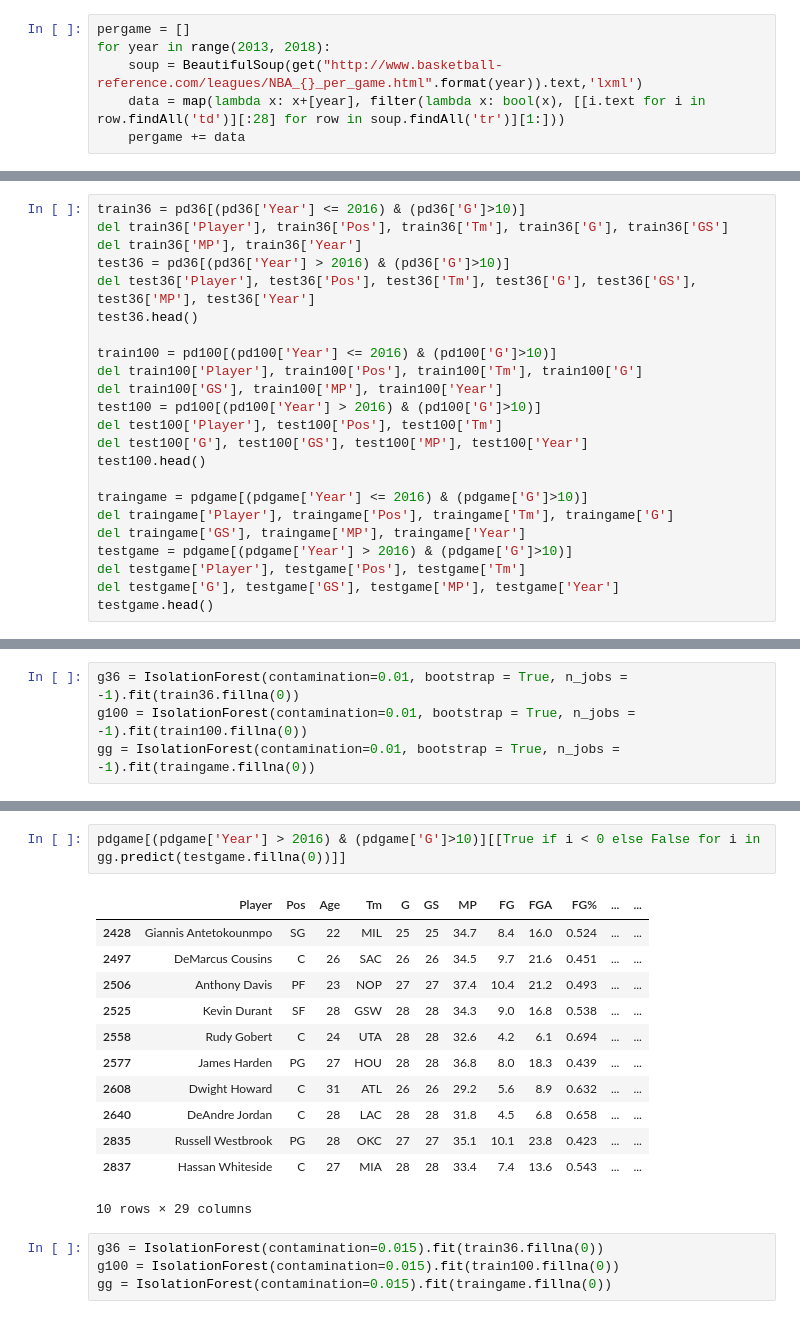
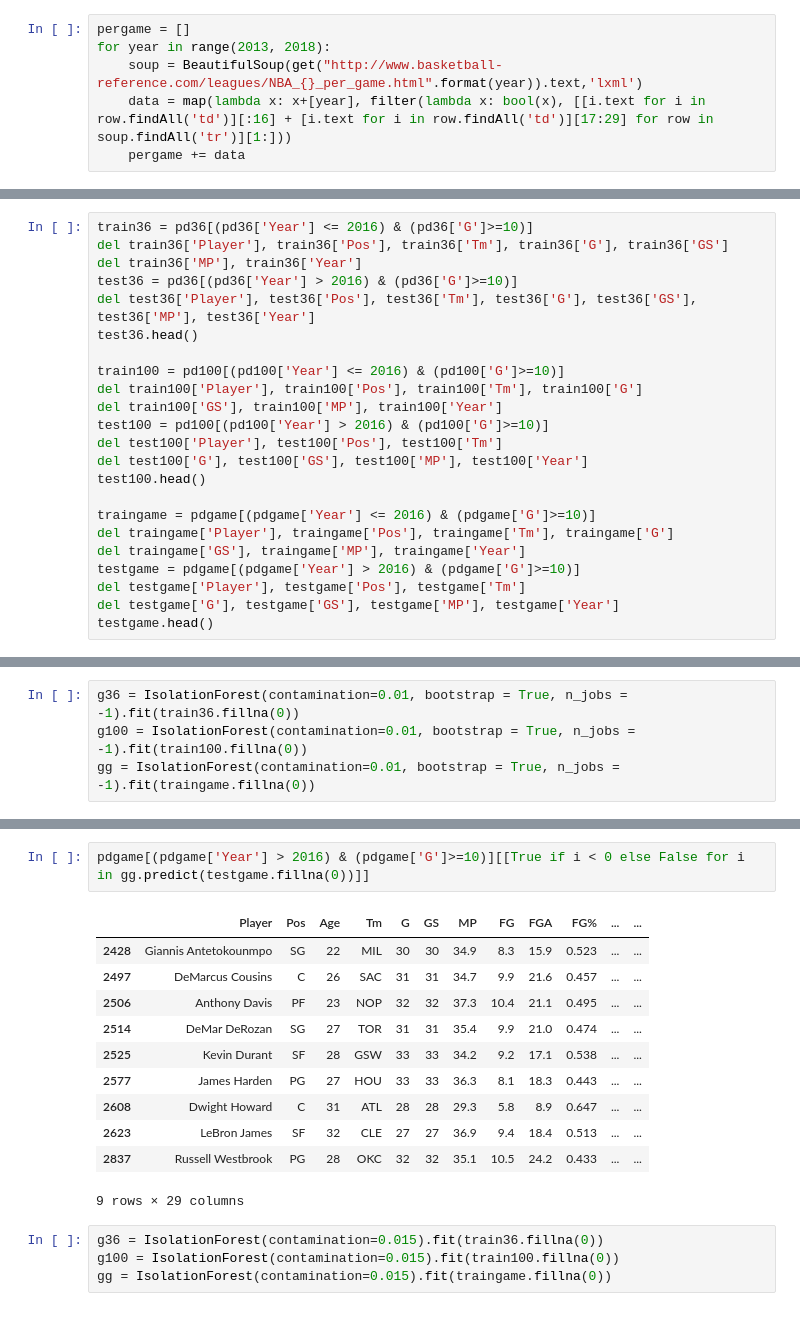
Before and after one commit to toddgaron/NBA, a Jupyter notebook: NBA Isolation Forests .ipynb, the cells around one changed output, grey strips where cells are left out. Saved outputs shown, nothing was run; the diff lists cells and outputs as text.

```diff
--- a/NBA Isolation Forests .ipynb
+++ b/NBA Isolation Forests .ipynb
@@ -33,32 +33,32 @@ for year in range(2013, 2018):
 pergame = []
 for year in range(2013, 2018):
     soup = BeautifulSoup(get("http://www.basketball-reference.com/leagues/NBA_{}_per_game.html".format(year)).text,'lxml')
-    data = map(lambda x: x+[year], filter(lambda x: bool(x), [[i.text for i in row.findAll('td')][:28] for row in soup.findAll('tr')][1:]))
+    data = map(lambda x: x+[year], filter(lambda x: bool(x), [[i.text for i in row.findAll('td')][:16] + [i.text for i in row.findAll('td')][17:29] for row in soup.findAll('tr')][1:]))
     pergame += data
 # %%
 pd36 = pd.DataFrame(per36, columns = columns).convert_objects(convert_numeric=True)
 pd100 = pd.DataFrame(per100, columns = columns).convert_objects(convert_numeric=True)
 pdgame = pd.DataFrame(pergame, columns = columns).convert_objects(convert_numeric=True)
 # %%
-train36 = pd36[(pd36['Year'] <= 2016) & (pd36['G']>10)]
+train36 = pd36[(pd36['Year'] <= 2016) & (pd36['G']>=10)]
 del train36['Player'], train36['Pos'], train36['Tm'], train36['G'], train36['GS']
 del train36['MP'], train36['Year']
-test36 = pd36[(pd36['Year'] > 2016) & (pd36['G']>10)]
+test36 = pd36[(pd36['Year'] > 2016) & (pd36['G']>=10)]
 del test36['Player'], test36['Pos'], test36['Tm'], test36['G'], test36['GS'], test36['MP'], test36['Year']
 test36.head()
 
-train100 = pd100[(pd100['Year'] <= 2016) & (pd100['G']>10)]
+train100 = pd100[(pd100['Year'] <= 2016) & (pd100['G']>=10)]
 del train100['Player'], train100['Pos'], train100['Tm'], train100['G']
 del train100['GS'], train100['MP'], train100['Year']
-test100 = pd100[(pd100['Year'] > 2016) & (pd100['G']>10)]
+test100 = pd100[(pd100['Year'] > 2016) & (pd100['G']>=10)]
 del test100['Player'], test100['Pos'], test100['Tm']
 del test100['G'], test100['GS'], test100['MP'], test100['Year']
 test100.head()
 
-traingame = pdgame[(pdgame['Year'] <= 2016) & (pdgame['G']>10)]
+traingame = pdgame[(pdgame['Year'] <= 2016) & (pdgame['G']>=10)]
 del traingame['Player'], traingame['Pos'], traingame['Tm'], traingame['G']
 del traingame['GS'], traingame['MP'], traingame['Year']
-testgame = pdgame[(pdgame['Year'] > 2016) & (pdgame['G']>10)]
+testgame = pdgame[(pdgame['Year'] > 2016) & (pdgame['G']>=10)]
 del testgame['Player'], testgame['Pos'], testgame['Tm']
 del testgame['G'], testgame['GS'], testgame['MP'], testgame['Year']
 testgame.head()
@@ -136,18 +136,17 @@ pd100[(pd100['Year'] > 2016) & (pd100['G']>10)][[True if i < 0 else False for i
 # %%
-pdgame[(pdgame['Year'] > 2016) & (pdgame['G']>10)][[True if i < 0 else False for i in gg.predict(testgame.fillna(0))]]
+pdgame[(pdgame['Year'] > 2016) & (pdgame['G']>=10)][[True if i < 0 else False for i in gg.predict(testgame.fillna(0))]]
 # %% [output]
 |  | Player | Pos | Age | Tm | G | GS | MP | FG | FGA | FG% | ... | ... |
-| 2428 | Giannis Antetokounmpo | SG | 22 | MIL | 25 | 25 | 34.7 | 8.4 | 16.0 | 0.524 | ... | ... |
-| 2497 | DeMarcus Cousins | C | 26 | SAC | 26 | 26 | 34.5 | 9.7 | 21.6 | 0.451 | ... | ... |
-| 2506 | Anthony Davis | PF | 23 | NOP | 27 | 27 | 37.4 | 10.4 | 21.2 | 0.493 | ... | ... |
-| 2525 | Kevin Durant | SF | 28 | GSW | 28 | 28 | 34.3 | 9.0 | 16.8 | 0.538 | ... | ... |
-| 2558 | Rudy Gobert | C | 24 | UTA | 28 | 28 | 32.6 | 4.2 | 6.1 | 0.694 | ... | ... |
-| 2577 | James Harden | PG | 27 | HOU | 28 | 28 | 36.8 | 8.0 | 18.3 | 0.439 | ... | ... |
-| 2608 | Dwight Howard | C | 31 | ATL | 26 | 26 | 29.2 | 5.6 | 8.9 | 0.632 | ... | ... |
-| 2640 | DeAndre Jordan | C | 28 | LAC | 28 | 28 | 31.8 | 4.5 | 6.8 | 0.658 | ... | ... |
-| 2835 | Russell Westbrook | PG | 28 | OKC | 27 | 27 | 35.1 | 10.1 | 23.8 | 0.423 | ... | ... |
-| 2837 | Hassan Whiteside | C | 27 | MIA | 28 | 28 | 33.4 | 7.4 | 13.6 | 0.543 | ... | ... |
+| 2428 | Giannis Antetokounmpo | SG | 22 | MIL | 30 | 30 | 34.9 | 8.3 | 15.9 | 0.523 | ... | ... |
+| 2497 | DeMarcus Cousins | C | 26 | SAC | 31 | 31 | 34.7 | 9.9 | 21.6 | 0.457 | ... | ... |
+| 2506 | Anthony Davis | PF | 23 | NOP | 32 | 32 | 37.3 | 10.4 | 21.1 | 0.495 | ... | ... |
+| 2514 | DeMar DeRozan | SG | 27 | TOR | 31 | 31 | 35.4 | 9.9 | 21.0 | 0.474 | ... | ... |
+| 2525 | Kevin Durant | SF | 28 | GSW | 33 | 33 | 34.2 | 9.2 | 17.1 | 0.538 | ... | ... |
+| 2577 | James Harden | PG | 27 | HOU | 33 | 33 | 36.3 | 8.1 | 18.3 | 0.443 | ... | ... |
+| 2608 | Dwight Howard | C | 31 | ATL | 28 | 28 | 29.3 | 5.8 | 8.9 | 0.647 | ... | ... |
+| 2623 | LeBron James | SF | 32 | CLE | 27 | 27 | 36.9 | 9.4 | 18.4 | 0.513 | ... | ... |
+| 2837 | Russell Westbrook | PG | 28 | OKC | 32 | 32 | 35.1 | 10.5 | 24.2 | 0.433 | ... | ... |
-10 rows × 29 columns
+9 rows × 29 columns
 # %%
 g36 = IsolationForest(contamination=0.015).fit(train36.fillna(0))
 g100 = IsolationForest(contamination=0.015).fit(train100.fillna(0))
```
Also changed, not shown: parts of 25 cells of this notebook.
